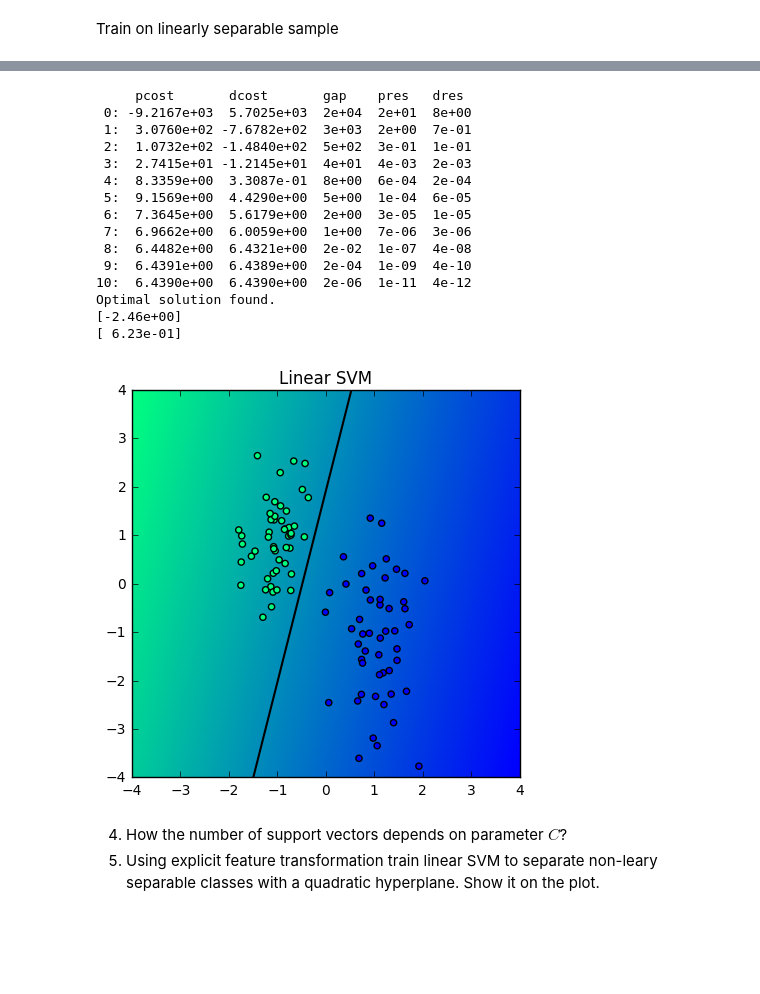
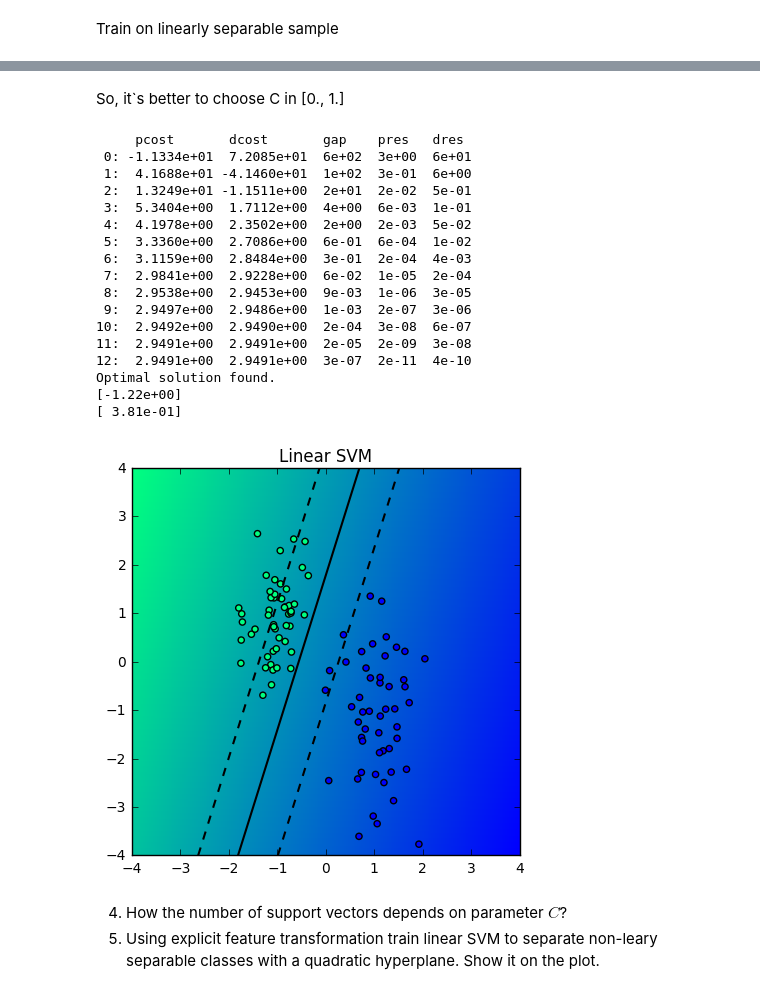
Before and after one commit to Anastasiia-Grishina/ML-DM, a Jupyter notebook: Grishina Anastasiia Lab #3 SVM (QP, Kernel trick).ipynb, the cells around one changed output, grey strips where cells are left out. Cells and saved outputs as stored; diff of their text form; code cells hidden in the pictures; blank space fills up the shorter version.

```diff
--- a/Grishina Anastasiia Lab #3 SVM (QP, Kernel trick).ipynb
+++ b/Grishina Anastasiia Lab #3 SVM (QP, Kernel trick).ipynb
@@ -493,7 +482,7 @@ non_sep['y'] = [change_zero(x) for x in non_sep['y']]
 Train on linearly separable sample
 # %%
 def plot_hyperplane(model, train_X_y):
-    plt.figure(figsize=(5, 5))
+    fig = plt.figure(figsize=(5, 5))
     plt.scatter(train_X_y['X'][:,0], train_X_y['X'][:,1], c=train_X_y['y'], cmap='winter')
 
     xvals = np.linspace(-4, 4, 200)
@@ -507,7 +496,8 @@ def plot_hyperplane(model, train_X_y):
 
     # Decision rule color encoding
     plt.pcolormesh(xx, yy, zz, cmap='winter', zorder=0)
-
+    plt.contour(xx, yy, zz+1, levels=(0.5,), colors='k', linewidths=1.5, zorder=1, linestyles='--')
+    plt.contour(xx, yy, zz-1, levels=(0.5,), colors='k', linewidths=1.5, zorder=1, linestyles='--')
 
     # Level lines of 0.5
     plt.contour(xx, yy, zz, levels=(0.5,), colors='k', linewidths=1.5, zorder=1)
@@ -515,3 +505,4 @@ def plot_hyperplane(model, train_X_y):
     plt.xlim([-4, 4])
     plt.ylim([-4, 4])
     _ = plt.title('Linear SVM')
+#     return fig
@@ -518,26 +603,30 @@ def plot_hyperplane(model, train_X_y):
+# %% [markdown]
+So, it`s better to choose C in [0., 1.]
 # %%
-model = LinearSVM ( C = 1e+1 )
+model = LinearSVM ( C = 0.4 )
 fit = model.fit(lin_sep['X'], lin_sep['y'])
 print( model.weights_ )
 # print( model.bias_ )
 plot_hyperplane( model, lin_sep )
 # %% [output]
      pcost       dcost       gap    pres   dres
- 0: -9.2167e+03  5.7025e+03  2e+04  2e+01  8e+00
- 1:  3.0760e+02 -7.6782e+02  3e+03  2e+00  7e-01
- 2:  1.0732e+02 -1.4840e+02  5e+02  3e-01  1e-01
- 3:  2.7415e+01 -1.2145e+01  4e+01  4e-03  2e-03
- 4:  8.3359e+00  3.3087e-01  8e+00  6e-04  2e-04
- 5:  9.1569e+00  4.4290e+00  5e+00  1e-04  6e-05
- 6:  7.3645e+00  5.6179e+00  2e+00  3e-05  1e-05
- 7:  6.9662e+00  6.0059e+00  1e+00  7e-06  3e-06
- 8:  6.4482e+00  6.4321e+00  2e-02  1e-07  4e-08
- 9:  6.4391e+00  6.4389e+00  2e-04  1e-09  4e-10
-10:  6.4390e+00  6.4390e+00  2e-06  1e-11  4e-12
+ 0: -1.1334e+01  7.2085e+01  6e+02  3e+00  6e+01
+ 1:  4.1688e+01 -4.1460e+01  1e+02  3e-01  6e+00
+ 2:  1.3249e+01 -1.1511e+00  2e+01  2e-02  5e-01
+ 3:  5.3404e+00  1.7112e+00  4e+00  6e-03  1e-01
+ 4:  4.1978e+00  2.3502e+00  2e+00  2e-03  5e-02
+ 5:  3.3360e+00  2.7086e+00  6e-01  6e-04  1e-02
+ 6:  3.1159e+00  2.8484e+00  3e-01  2e-04  4e-03
+ 7:  2.9841e+00  2.9228e+00  6e-02  1e-05  2e-04
+ 8:  2.9538e+00  2.9453e+00  9e-03  1e-06  3e-05
+ 9:  2.9497e+00  2.9486e+00  1e-03  2e-07  3e-06
+10:  2.9492e+00  2.9490e+00  2e-04  3e-08  6e-07
+11:  2.9491e+00  2.9491e+00  2e-05  2e-09  3e-08
+12:  2.9491e+00  2.9491e+00  3e-07  2e-11  4e-10
 Optimal solution found.
-[-2.46e+00]
-[ 6.23e-01]
+[-1.22e+00]
+[ 3.81e-01]
-[figure, old version]
+[figure, new version]
 # %% [markdown]
 
 4. How the number of support vectors depends on parameter $C$?
```
Also changed, not shown: parts of 15 cells of this notebook.
